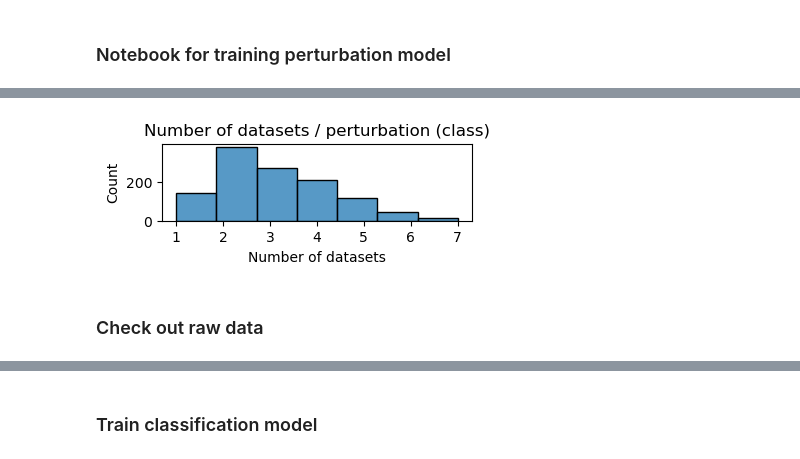
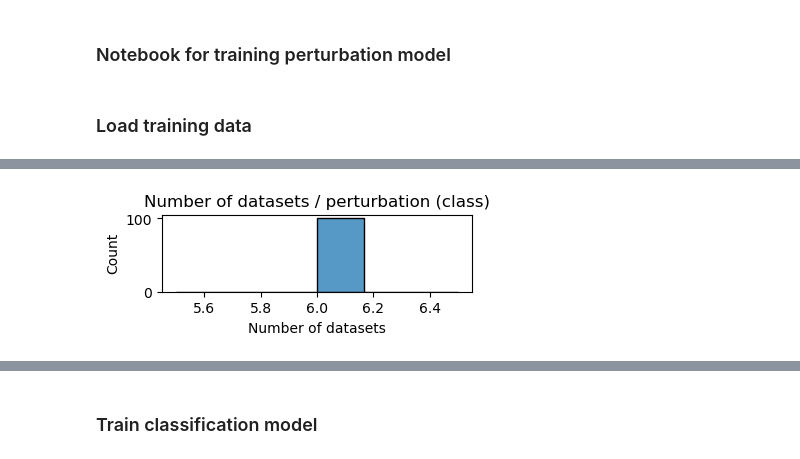
Before and after one commit to GoyalLab/ExPert, a Jupyter notebook: vae/notebooks/Train.ipynb, the cells around one changed output, grey strips where cells are left out. Drawn from its saved outputs; the diff is of its cells as text; code cells hidden in the pictures.

```diff
--- a/vae/notebooks/Train.ipynb
+++ b/vae/notebooks/Train.ipynb
@@ -28,3 +34,6 @@ batch_key = 'dataset'
 # %%
 # Set working directory
 work_dir = '/home/xlv0877/proj_home/dl/'
+# Set output directory for training
+model_dir = os.path.join(work_dir, 'models', 'unseen_ct')
+model_set_p = os.path.join(work_dir, 'data', 'train', 'small_model_set.h5ad')
@@ -34,5 +40,7 @@ model_dir = os.path.join(work_dir, 'models', 'full')
+# %% [markdown]
+### Load training data
 # %%
-model_set = sc.read(os.path.join(work_dir, 'data/full.h5ad'))
+model_set = sc.read(model_set_p)
 # define all labels to classify on
 if 'perturbation_direction' in model_set.obs.columns:
     logging.info('Using perturbation direction to classify')
@@ -67,3 +75 @@ plt.show()
-[figure, old version]
+[figure, new version]
-# %% [markdown]
-### Check out raw data
```
Also changed, not shown: parts of 33 cells of this notebook, 19 other files.
